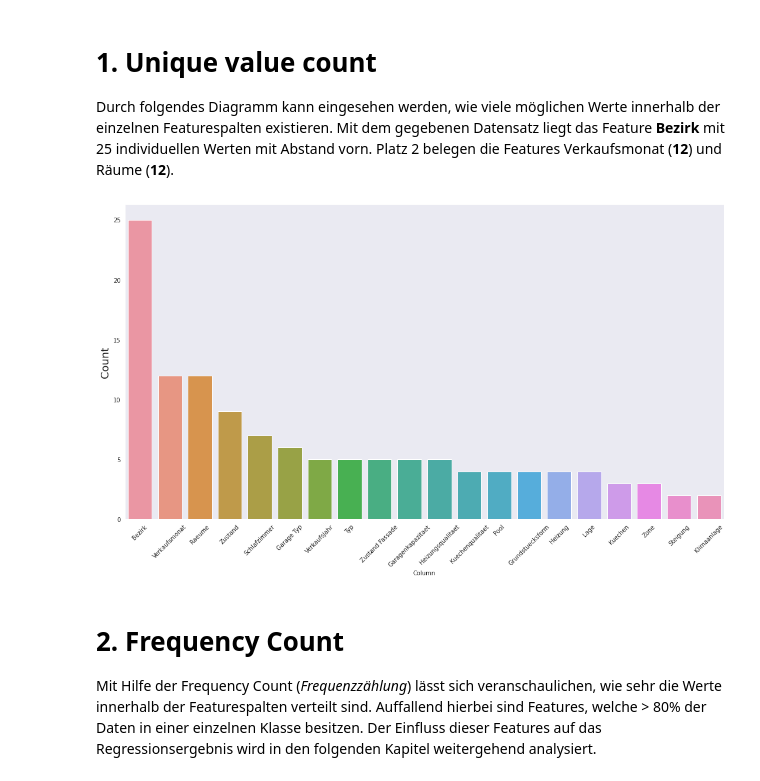
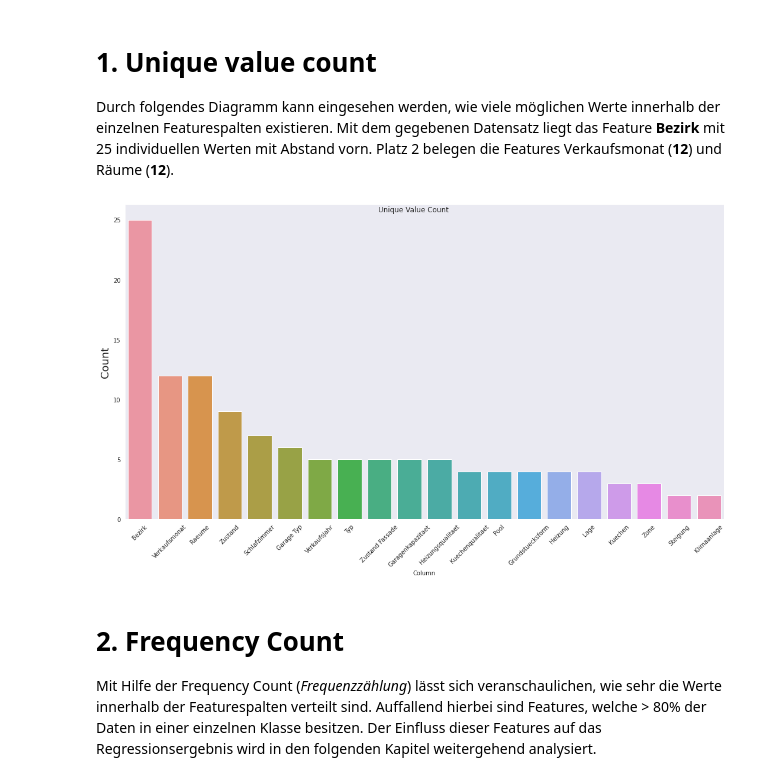
Before and after one commit to lucastanger/realestate_investment_analysis, a Jupyter notebook: DataScience_Prüfungsleistung.ipynb, the cells around one changed output. Saved outputs shown, nothing was run; the diff lists cells and outputs as text; code cells hidden in the pictures.

```diff
--- a/DataScience_Prüfungsleistung.ipynb
+++ b/DataScience_Prüfungsleistung.ipynb
@@ -73,23 +76,24 @@ Durch folgendes Diagramm kann eingesehen werden, wie viele möglichen Werte inne
 # %%
 unique_value_count = {'Column': [],'UniqueValues': []}
 
 for col in data:
   unique_value_count['Column'].append(col)
   unique_value_count['UniqueValues'].append(data[col].nunique())
 
 # Prepare dataframe
 df = pd.DataFrame().from_dict(unique_value_count)
 # Drop very high values
 df = df.drop([0, 8, 9, 11, 15, 16, 17, 27])
 
 fig = plt.figure(figsize=(15,9))
+fig.suptitle('Unique Value Count')
 sns.barplot(x='Column', y='UniqueValues', data=df, order=df.sort_values('UniqueValues', ascending=False).Column)
 # set labels
 plt.ylabel('Count', size=18)
 plt.xticks(rotation=45)
 plt.tight_layout()
 # %% [output]
-[figure, old version]
+[figure, new version]
 # %% [markdown]
 # 2. Frequency Count
 
```
Also changed, not shown: parts of 11 cells of this notebook, 12 other files.
